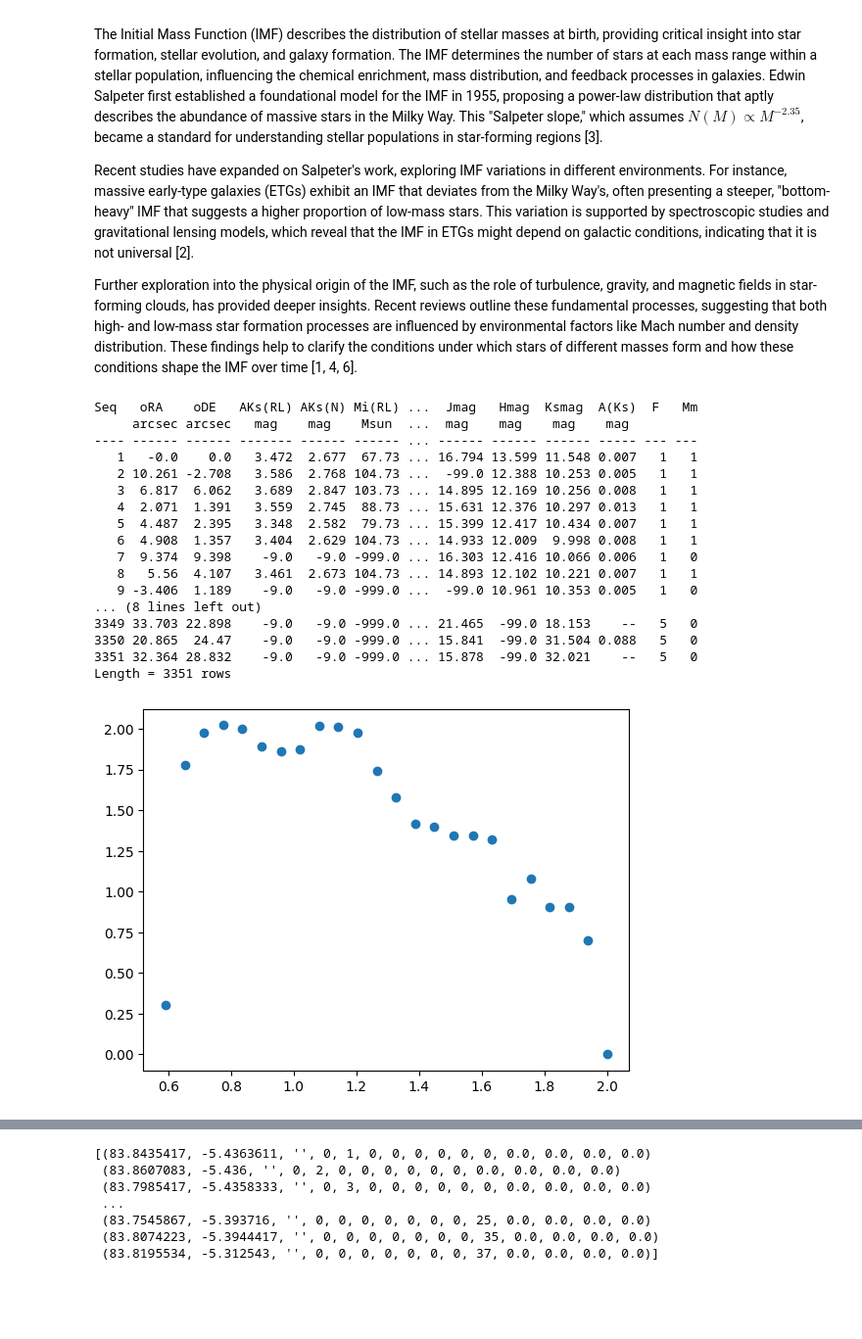
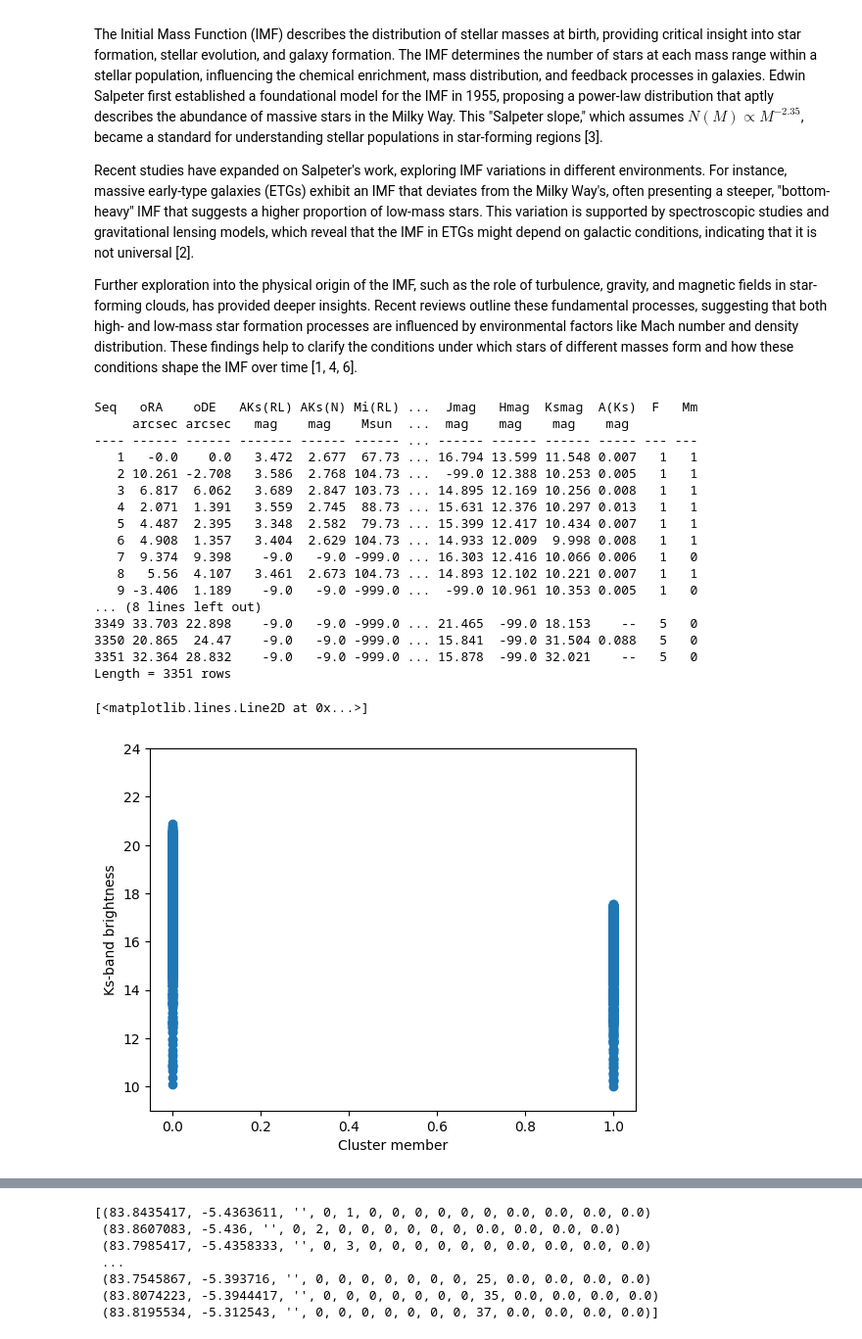
Before and after one commit to laxm7/sta_project, a Jupyter notebook: imf_chiara_felix_laxman.ipynb, the cells around one changed output, grey strips where cells are left out. Shown at 98% size. Cells and saved outputs as stored; diff of their text form; code cells hidden in the pictures; blank space fills up the shorter version.

Commit message:
epic plots

```diff
--- a/imf_chiara_felix_laxman.ipynb
+++ b/imf_chiara_felix_laxman.ipynb
@@ -13,14 +13,6 @@ from astropy.io import ascii
 
 table = ascii.read("./Arches/table5.dat", readme="./Arches/ReadMe.txt")
 print(table)
-m = table["Mi(N)"]
-m = m[m>0]
-
-x = np.logspace(-1, 2, 50)
-y, _ = np.histogram(m, x)
-
-plt.plot(np.log10(x[1:]), np.log10(y), "o")
-plt.show()
 # %% [output]
 Seq   oRA    oDE   AKs(RL) AKs(N) Mi(RL) ...  Jmag   Hmag  Ksmag  A(Ks)  F   Mm
      arcsec arcsec   mag    mag    Msun  ...  mag    mag    mag    mag
@@ -39,4 +31,14 @@ Seq   oRA    oDE   AKs(RL) AKs(N) Mi(RL) ...  Jmag   Hmag  Ksmag  A(Ks)  F   Mm
 3350 20.865  24.47    -9.0   -9.0 -999.0 ... 15.841  -99.0 31.504 0.088   5   0
 3351 32.364 28.832    -9.0   -9.0 -999.0 ... 15.878  -99.0 32.021    --   5   0
 Length = 3351 rows
-[figure, removed]
+# %%
+mag = table["Ksmag"]
+clus = table["Mm"]
+plt.xlabel("Cluster member")
+plt.ylabel("Ks-band brightness")
+ax = plt.gca()
+ax.set_ylim([9, 24])
+plt.plot(clus, mag, "o")
+# %% [output]
+[<matplotlib.lines.Line2D at 0x...>]
+[figure, added]
```
Also changed, not shown: parts of 2 cells of this notebook.
